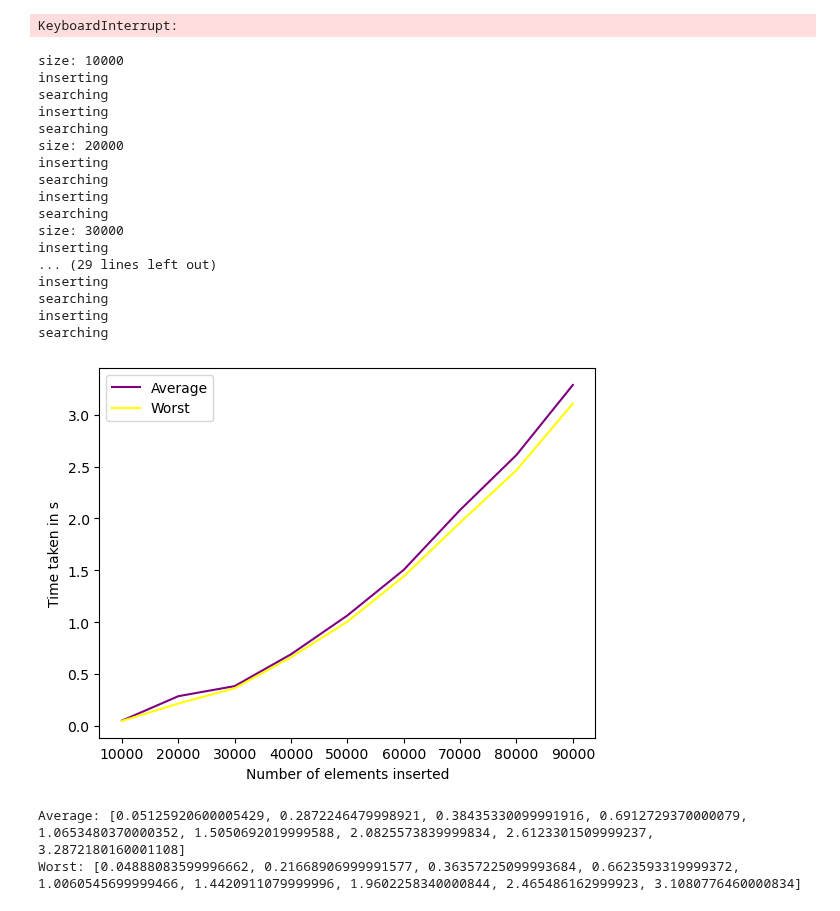
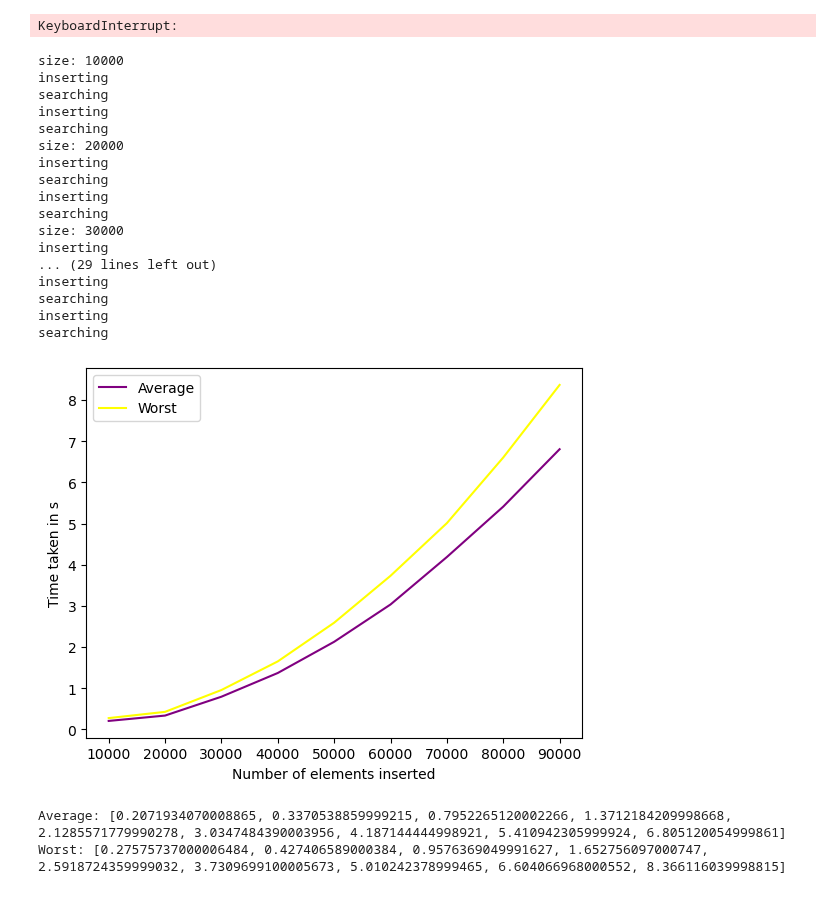
Before and after one commit to YulinCHEN-CS/Search-Algorithm, a Jupyter notebook: SetMembership.ipynb, the cells around one changed output. Saved outputs shown, nothing was run; the diff lists cells and outputs as text; code cells hidden in the pictures.

```diff
--- a/SetMembership.ipynb
+++ b/SetMembership.ipynb
@@ -629,6 +629,15 @@ class WorstCaseSeqTest(TestClass):
     def __init__(self):
         super().__init__()
         self.sequential_worst = SequentialSearchSet()
+
+    def make_data_worst(self, size):
+        self.search_data = []
+        for j in range(0, int(size/10)):
+            word = self.gen.generateData(1)[0]
+            while word in self.insert_data:
+                word = self.gen.generateData(1)[0]
+            self.search_data.append(word)
+
 
     def insert_test(self, struct):
         print("inserting")
@@ -636,10 +645,6 @@ class WorstCaseSeqTest(TestClass):
             for item in self.insert_data:
                 self.sequential.insertElement(item)
         elif struct == "worst":
-            for search in self.search_data:
-                if search in self.insert_data:
-                    self.search_data.remove(search)
-                    self.search_data + self.gen.generateData(1)
             for item in self.insert_data:
                 self.sequential_worst.insertElement(item)
         else:
@@ -672,6 +677,10 @@ class WorstCaseSeqTest(TestClass):
 
                 if test_func.lower() == "search":
                     for struct in struct_types:
+
+                        if struct == "worst":
+                            self.make_data_worst(size)
+
                         tim = timeit.timeit(stmt=lambda: self.search_test(struct), setup=lambda: self.insert_test(struct), number=1)
                         if struct == "average":
                             average_times.append(tim)
@@ -686,36 +695,36 @@ class WorstCaseSeqTest(TestClass):
             plt.plot(sizes, worst_times, color='yellow', label="Worst")
 
             plt.xlabel("Number of elements inserted")
             plt.ylabel("Time taken in s")
             plt.legend()
             plt.show()
             print("Average: " + str(average_times))
             print("Worst: " + str(worst_times))
 
 
 te = WorstCaseSeqTest()
 te.all_test("search")
 # %% [output]
 size: 10000
 inserting
 searching
 inserting
 searching
 size: 20000
 inserting
 searching
 inserting
 searching
 size: 30000
 inserting
 ... (29 lines left out)
 inserting
 searching
 inserting
 searching
-[figure, old version]
+[figure, new version]
-Average: [0.05125920600005429, 0.2872246479998921, 0.38435330099991916, 0.6912729370000079, 1.0653480370000352, 1.5050692019999588, 2.0825573839999834, 2.6123301509999237, 3.2872180160001108]
-Worst: [0.04888083599996662, 0.21668906999991577, 0.36357225099993684, 0.6623593319999372, 1.0060545699999466, 1.4420911079999996, 1.9602258340000844, 2.465486162999923, 3.1080776460000834]
+Average: [0.2071934070008865, 0.3370538859999215, 0.7952265120002266, 1.3712184209998668, 2.1285571779990278, 3.0347484390003956, 4.187144444998921, 5.410942305999924, 6.805120054999861]
+Worst: [0.27575737000006484, 0.427406589000384, 0.9576369049991627, 1.652756097000747, 2.5918724359999032, 3.7309699100005673, 5.010242378999465, 6.604066968000552, 8.366116039998815]
 # %%
 class WorstCaseBinTest(TestClass):
     def __init__(self):
```
